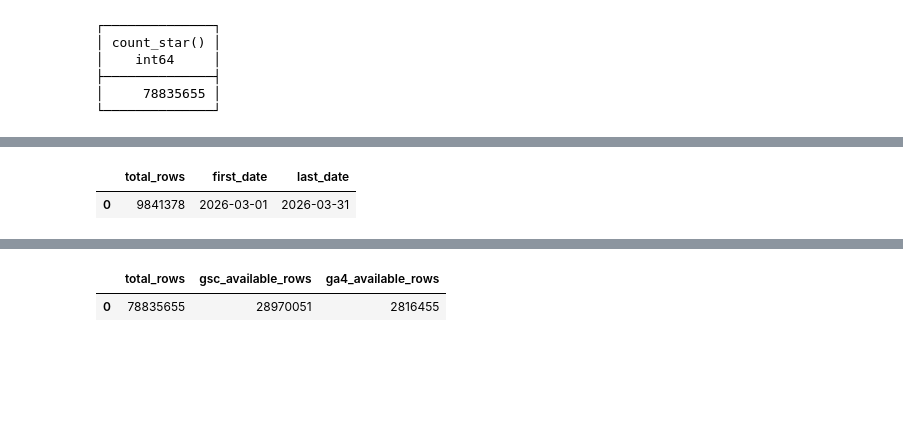
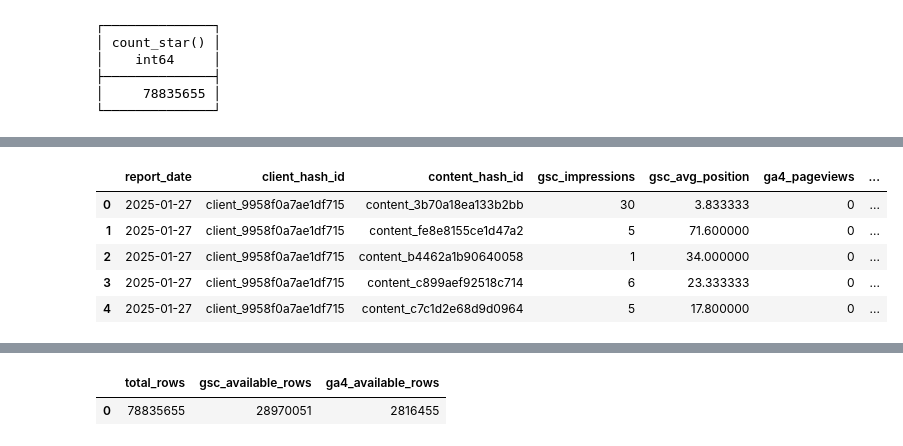
Before and after one commit to ahmdltf/flyrank-intern, a Jupyter notebook: work/notebooks/w03_data_contract.ipynb, the cells around one changed output, grey strips where cells are left out. Cells and saved outputs as stored; diff of their text form; code cells hidden in the pictures; blank space fills up the shorter version.

```diff
--- a/work/notebooks/w03_data_contract.ipynb
+++ b/work/notebooks/w03_data_contract.ipynb
@@ -99,16 +79,26 @@ March 2026 is selected because it is a mid-panel month. The final month (June 20
 # %%
 # This cell is for CODE (numbers, a query, a check).
 # Write your text answer in the cell ABOVE this one — typing sentences here breaks Run All.
 con.sql(f"""
 SELECT
-    COUNT(*) AS total_rows,
-    MIN(report_date) AS first_date,
-    MAX(report_date) AS last_date
+    report_date,
+    client_hash_id,
+    content_hash_id,
+    gsc_impressions,
+    gsc_avg_position,
+    ga4_pageviews,
+    ga4_sessions,
+    ga4_users,
+    gsc_clicks
 FROM read_parquet(
     '{rel}/fact_content_daily_performance/**/*.parquet'
 )
-WHERE strftime(report_date,'%Y-%m')='2026-03'
+LIMIT 5
 """).df()
 # %% [output]
-|  | total_rows | first_date | last_date |
-| 0 | 9841378 | 2026-03-01 | 2026-03-31 |
+|  | report_date | client_hash_id | content_hash_id | gsc_impressions | gsc_avg_position | ga4_pageviews | ... |
+| 0 | 2025-01-27 | client_9958f0a7ae1df715 | content_3b70a18ea133b2bb | 30 | 3.833333 | 0 | ... |
+| 1 | 2025-01-27 | client_9958f0a7ae1df715 | content_fe8e8155ce1d47a2 | 5 | 71.600000 | 0 | ... |
+| 2 | 2025-01-27 | client_9958f0a7ae1df715 | content_b4462a1b90640058 | 1 | 34.000000 | 0 | ... |
+| 3 | 2025-01-27 | client_9958f0a7ae1df715 | content_c899aef92518c714 | 6 | 23.333333 | 0 | ... |
+| 4 | 2025-01-27 | client_9958f0a7ae1df715 | content_c7c1d2e68d9d0964 | 5 | 17.800000 | 0 | ... |
```
Also changed, not shown: parts of 15 cells of this notebook.
